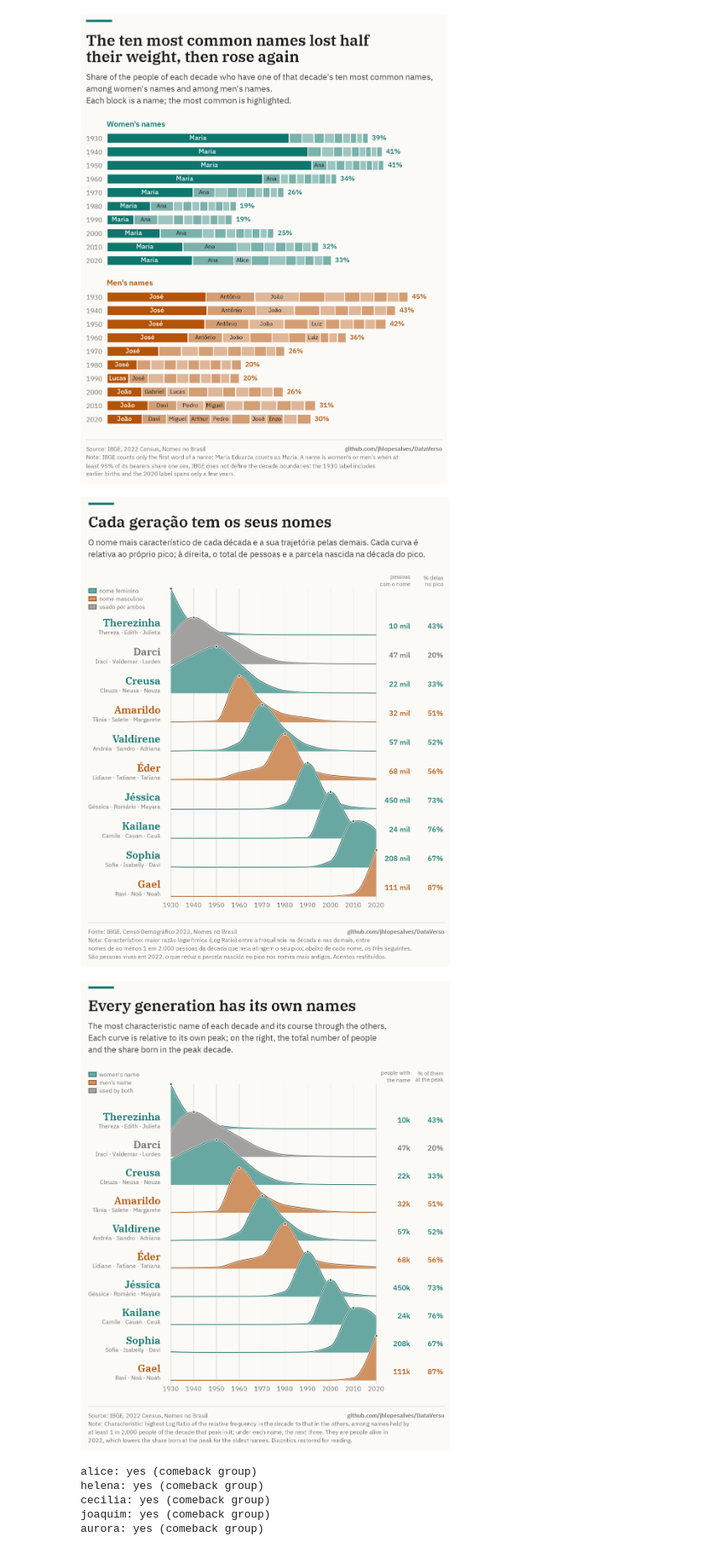
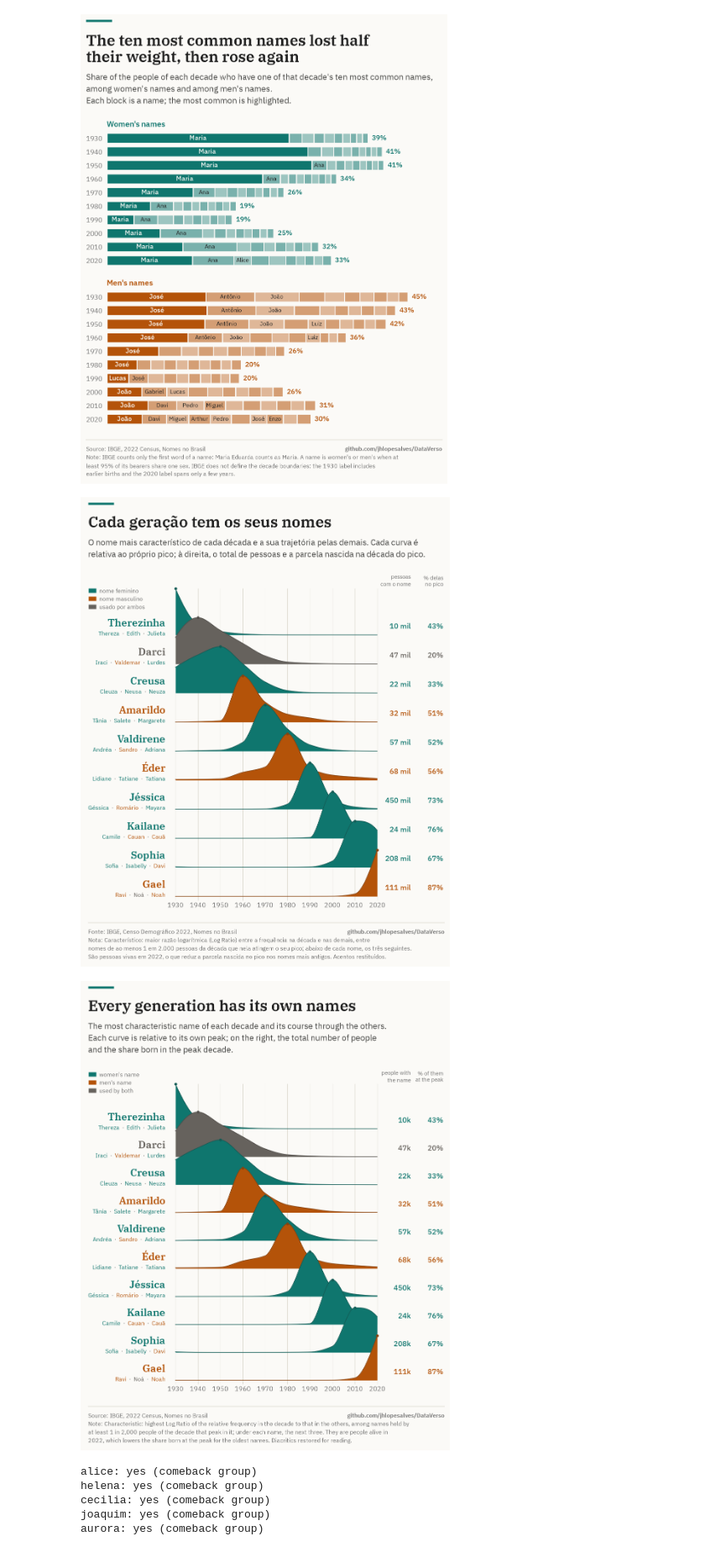
Before and after one commit to jhlopesalves/DataVerso, a Jupyter notebook: projects/002-nomes-brasil/dataverso_002.ipynb, the cells around one changed output. Shown at 84% size. Drawn from its saved outputs; the diff is of its cells as text; code cells hidden in the pictures.

```diff
--- a/projects/002-nomes-brasil/dataverso_002.ipynb
+++ b/projects/002-nomes-brasil/dataverso_002.ipynb
@@ -1319,7 +1321,9 @@ GENERATION_TEXT = {
 x = np.arange(len(decades))
 fine = np.linspace(x[0], x[-1], 400)
 wave_height = 1.6  # Ridges rise into the row above.
-wave_colours = {**SEX_COLOURS, "other": MUTED}
+wave_colours = {**SEX_COLOURS, "other": BOTH}
+runner_font = FontProperties(family=plt.rcParams["font.family"], size=7.6)
+runner_gap = 3.5  # points on either side of each middle dot
 for lang in LANGUAGES:
     text = GENERATION_TEXT[lang]
     fig, ax = plt.subplots(figsize=SOCIAL_SIZE, dpi=SOCIAL_DPI)
@@ -1331,6 +1335,8 @@ for lang in LANGUAGES:
         note=text["note"],
         lang=lang,
     )
+    renderer = fig.canvas.get_renderer()
+    pixels_per_point = renderer.points_to_pixels(1)
     for d_index in x:
         ax.plot(
             [d_index, d_index], [-0.15, x[-1] + wave_height], color=RULE, linewidth=0.5, zorder=0
@@ -1341,23 +1347,19 @@ for lang in LANGUAGES:
         base = x[-1] - row
         curve = PchipInterpolator(x, values / values.max())(fine)
         colour = wave_colours[leader["sex_class"]]
-        edge = shade(colour, 0.25)
+        edge = shade(colour, 0.3)
         z = 10 + row * 3  # Later decades sit in front.
         ax.fill_between(
-            fine, base, base + curve * wave_height, color=tint(colour, 0.62), linewidth=0, zorder=z
+            fine, base, base + curve * wave_height, color=colour, linewidth=0, zorder=z
         )
         ax.plot(
             fine,
             base + curve * wave_height,
             color=edge,
-            linewidth=0.85,
+            linewidth=0.8,
             zorder=z + 1,
             solid_capstyle="round",
             solid_joinstyle="round",
-            path_effects=[
-                patheffects.Stroke(linewidth=1.9, foreground=PAPER),
-                patheffects.Normal(),
-            ],
         )
         peak = int(np.searchsorted(decades, leader["peak_decade"]))
         ax.plot(
@@ -1365,10 +1367,9 @@ for lang in LANGUAGES:
             base + wave_height,
             "o",
             color=edge,
-            markersize=3.4,
+            markersize=3.6,
             zorder=z + 2,
-            markeredgecolor=PAPER,
-            markeredgewidth=0.8,
+            markeredgewidth=0,
         )
         thousands = f"{leader['bearers'] / 1000:,.0f}"
         count_label = f"{thousands.replace(',', '.')} mil" if lang == "pt" else f"{thousands}k"
@@ -1384,9 +1385,9 @@ for lang in LANGUAGES:
                 fontweight="medium",
                 clip_on=False,
             )
+        name_anchor = (-0.45, base + 0.30)
         ax.text(
-            -0.45,
-            base + 0.30,
+            *name_anchor,
             DISPLAY_NAMES[leader["name"]],
             ha="right",
             va="baseline",
@@ -1395,15 +1396,28 @@ for lang in LANGUAGES:
             fontweight="semibold",
             color=colour,
         )
-        ax.text(
-            -0.45,
-            base + 0.02,
-            " · ".join(DISPLAY_NAMES[name] for name in names["name"].iloc[1:]),
-            ha="right",
-            va="baseline",
-            fontsize=7.6,
-            color=MUTED,
-        )
+        runner_labels = []
+        for runner in names.iloc[1:].itertuples(index=False):
+            if runner_labels:
+                runner_labels.append(("·", MUTED))
+            runner_labels.append((DISPLAY_NAMES[runner.name], wave_colours[runner.sex_class]))
+
+        # Lay out the pieces from the common right edge, in points independent of the axes.
+        offset = 0.0
+        for label, label_colour in reversed(runner_labels):
+            ax.annotate(
+                label,
+                xy=name_anchor,
+                xytext=(offset, -12),
+                textcoords="offset points",
+                annotation_clip=False,
+                ha="right",
+                va="baseline",
+                fontproperties=runner_font,
+                color=label_colour,
+            )
+            width, _, _ = renderer.get_text_width_height_descent(label, runner_font, ismath=False)
+            offset -= width / pixels_per_point + runner_gap
     for col_x, header in zip((10.5, 11.95), text["columns"], strict=True):
         ax.text(
             col_x,
@@ -1414,39 +1428,36 @@ for lang in LANGUAGES:
             fontsize=7.4,
             color=MUTED,
             linespacing=1.2,
             clip_on=False,
         )
     key = fig.legend(
-        handles=[
-            Patch(facecolor=tint(colour, 0.62), edgecolor=shade(colour, 0.25), linewidth=0.8)
-            for colour in wave_colours.values()
-        ],
+        handles=[Patch(facecolor=colour, edgecolor="none") for colour in wave_colours.values()],
         labels=text["key"],
         loc="upper left",
         bbox_to_anchor=(0.045, 0.792),
         ncol=1,
         frameon=False,
         fontsize=7.8,
         handlelength=1.3,
         handleheight=0.8,
         labelspacing=0.35,
         handletextpad=0.5,
         borderaxespad=0.0,
     )
     for label in key.get_texts():
         label.set_color(MUTED)
     ax.set_xticks(x, decades.astype(str))
     ax.set_xlim(-0.15, 12.0)
     ax.set_ylim(-0.15, x[-1] + wave_height + 0.12)
     ax.set_yticks([])
     for spine in ax.spines.values():
         spine.set_visible(False)
     ax.tick_params(axis="x", length=0, labelsize=8.5, pad=2)
     fig.savefig(FIGURES_DIR / f"02_generations_{lang}.png")
     plt.show()
 # %% [output]
-[figure, old version]
+[figure, new version]
-[figure, old version]
+[figure, new version]
 # %%
 # Figure 3: five context groups and the comeback group, all on the same relative scale
 cycles_for_figure = pd.read_csv(RESULTS_DIR / "life_cycles.csv").set_index("name")
```
Also changed, not shown: parts of 2 cells of this notebook, 5 other files.
